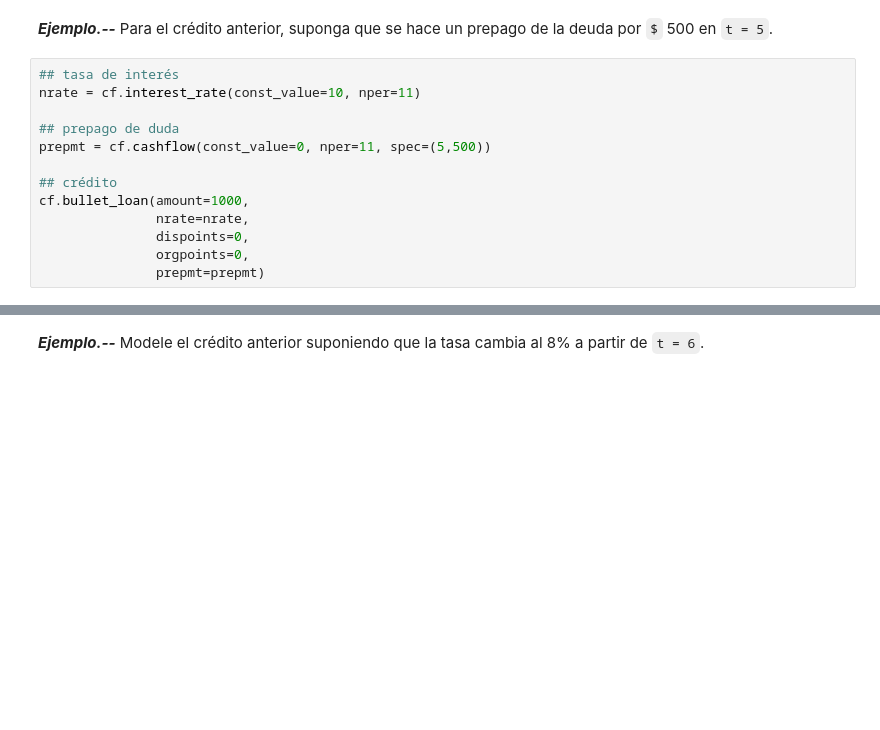
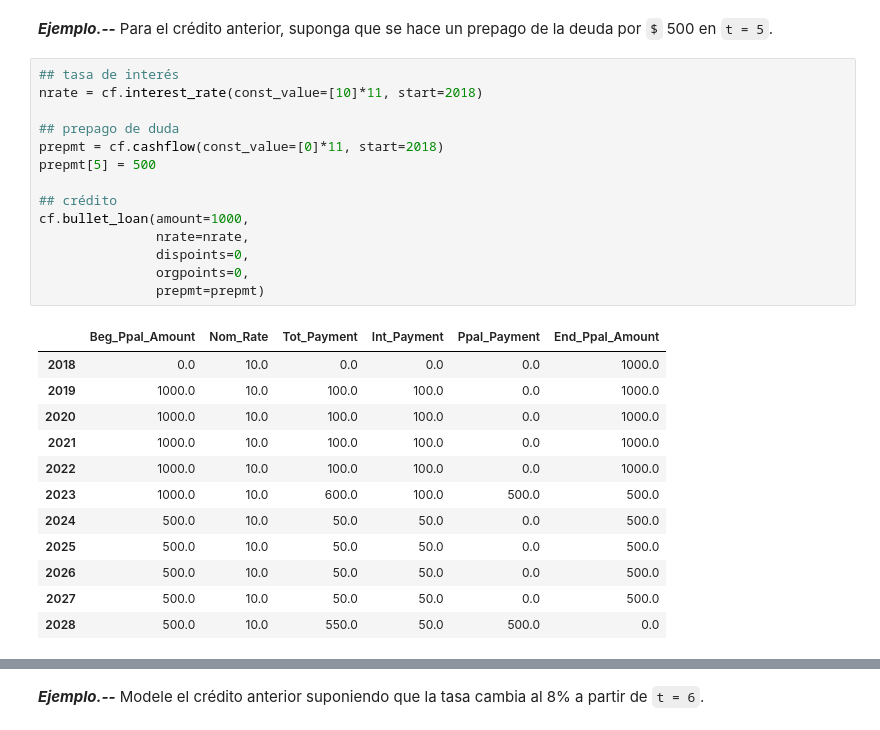
Before and after one commit to hagarciag/ingenieria-economica, a Jupyter notebook: 06-prestamos.ipynb, the cells around one changed output, grey strips where cells are left out. Drawn from its saved outputs; the diff is of its cells as text; blank space fills up the shorter version.

```diff
--- a/06-prestamos.ipynb
+++ b/06-prestamos.ipynb
@@ -66,16 +146,30 @@ x.endppalbal ## balance final del período
 ***Ejemplo.--*** Para el crédito anterior, suponga que se hace un prepago de la deuda por `$` 500 en `t = 5`.
 # %%
 ## tasa de interés
-nrate = cf.interest_rate(const_value=10, nper=11)
+nrate = cf.interest_rate(const_value=[10]*11, start=2018)
 
 ## prepago de duda
-prepmt = cf.cashflow(const_value=0, nper=11, spec=(5,500))
+prepmt = cf.cashflow(const_value=[0]*11, start=2018)
+prepmt[5] = 500
 
 ## crédito
 cf.bullet_loan(amount=1000,
                nrate=nrate,
                dispoints=0,
                orgpoints=0,
                prepmt=prepmt)
+# %% [output]
+|  | Beg_Ppal_Amount | Nom_Rate | Tot_Payment | Int_Payment | Ppal_Payment | End_Ppal_Amount |
+| 2018 | 0.0 | 10.0 | 0.0 | 0.0 | 0.0 | 1000.0 |
+| 2019 | 1000.0 | 10.0 | 100.0 | 100.0 | 0.0 | 1000.0 |
+| 2020 | 1000.0 | 10.0 | 100.0 | 100.0 | 0.0 | 1000.0 |
+| 2021 | 1000.0 | 10.0 | 100.0 | 100.0 | 0.0 | 1000.0 |
+| 2022 | 1000.0 | 10.0 | 100.0 | 100.0 | 0.0 | 1000.0 |
+| 2023 | 1000.0 | 10.0 | 600.0 | 100.0 | 500.0 | 500.0 |
+| 2024 | 500.0 | 10.0 | 50.0 | 50.0 | 0.0 | 500.0 |
+| 2025 | 500.0 | 10.0 | 50.0 | 50.0 | 0.0 | 500.0 |
+| 2026 | 500.0 | 10.0 | 50.0 | 50.0 | 0.0 | 500.0 |
+| 2027 | 500.0 | 10.0 | 50.0 | 50.0 | 0.0 | 500.0 |
+| 2028 | 500.0 | 10.0 | 550.0 | 50.0 | 500.0 | 0.0 |
 # %%
 ## Si el prepago es mayor que la deuda, se ajusta el saldo.
```
Also changed, not shown: parts of 24 cells of this notebook, 1 other file.
